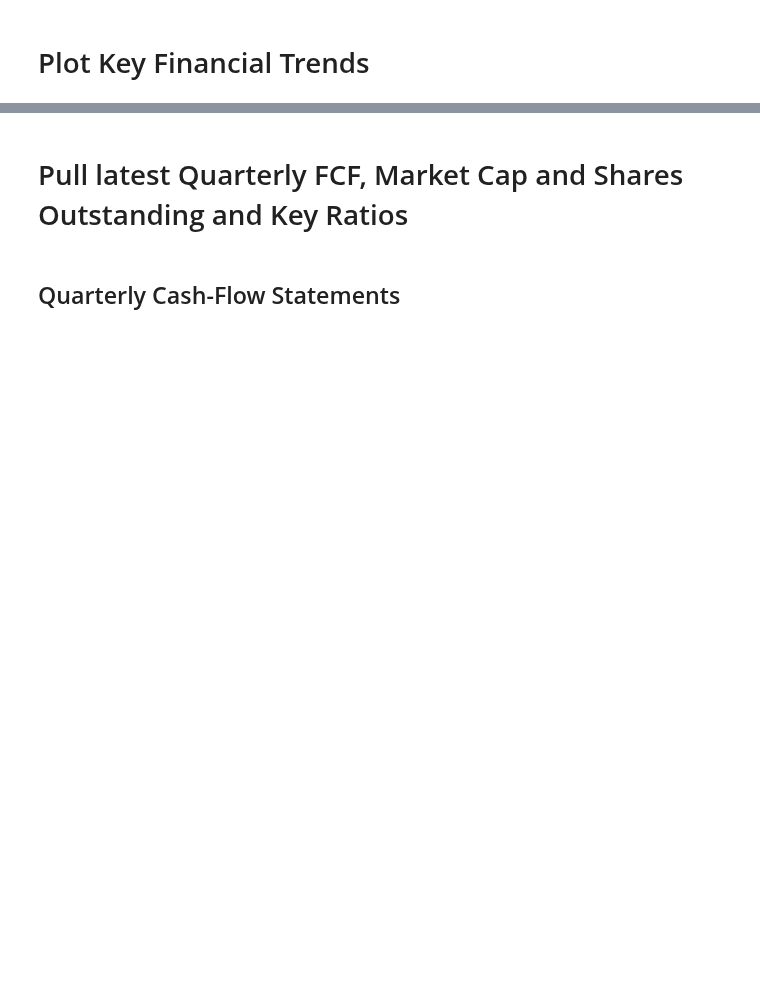
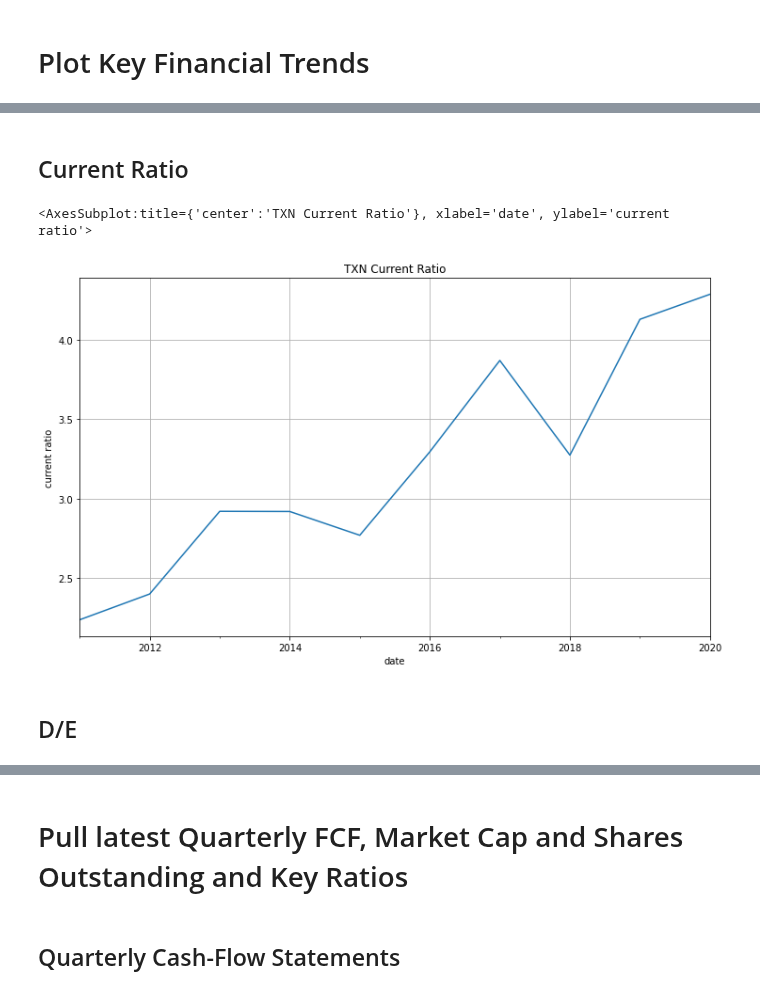
Before and after one commit to dbogatic/value_investing, a Jupyter notebook: intrinsic_value.ipynb, the cells around one changed output, grey strips where cells are left out. Drawn from its saved outputs; the diff is of its cells as text; code cells hidden in the pictures; blank space fills up the shorter version.

```diff
--- a/intrinsic_value.ipynb
+++ b/intrinsic_value.ipynb
@@ -223,0 +247,9 @@ key_metrics['roic'].astype('float').plot(figsize= (12,7), grid=True,title=f'{tic
+# %% [markdown]
+## Current Ratio
+# %%
+annual_ratios['currentRatio'].astype('float').plot(figsize= (12,7), grid=True,title=f'{ticker} Current Ratio',ylabel='current ratio')
+# %% [output]
+<AxesSubplot:title={'center':'TXN Current Ratio'}, xlabel='date', ylabel='current ratio'>
+[figure, added]
+# %% [markdown]
+## D/E
```
Also changed, not shown: parts of 44 cells of this notebook, 1 other file.
